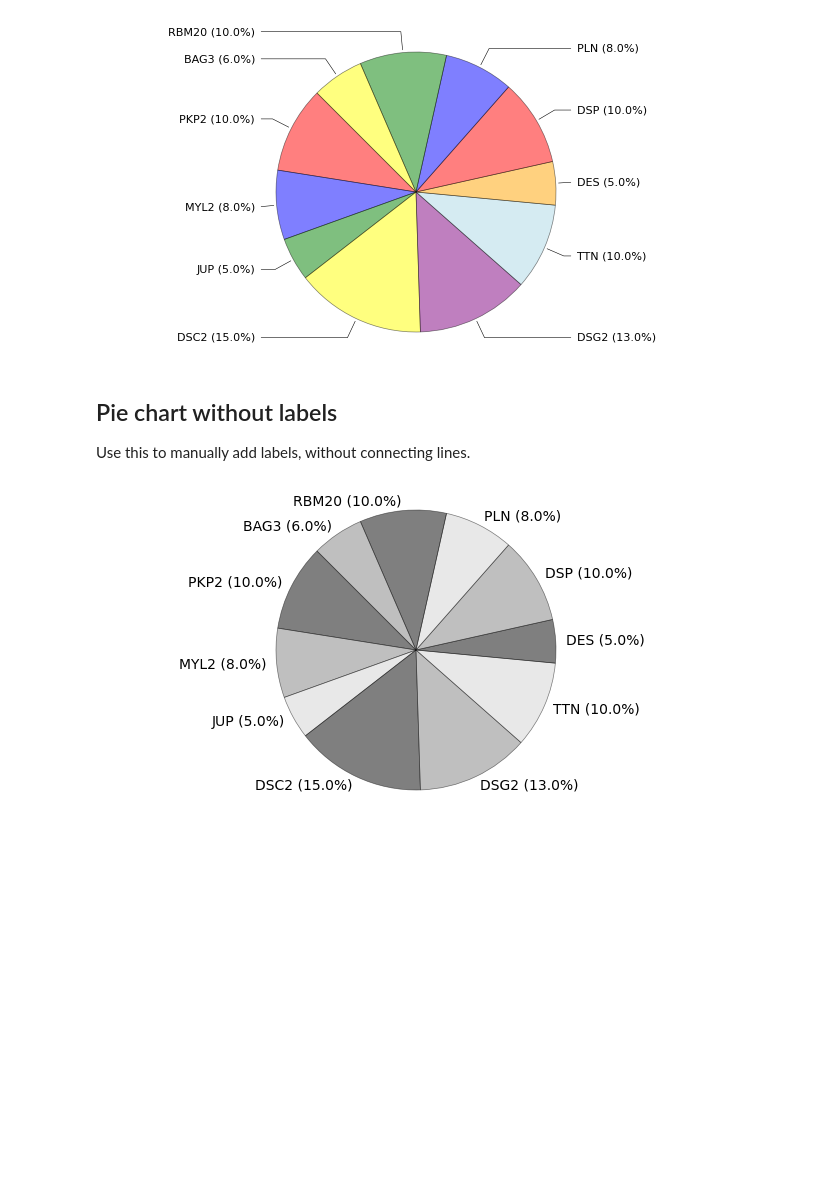
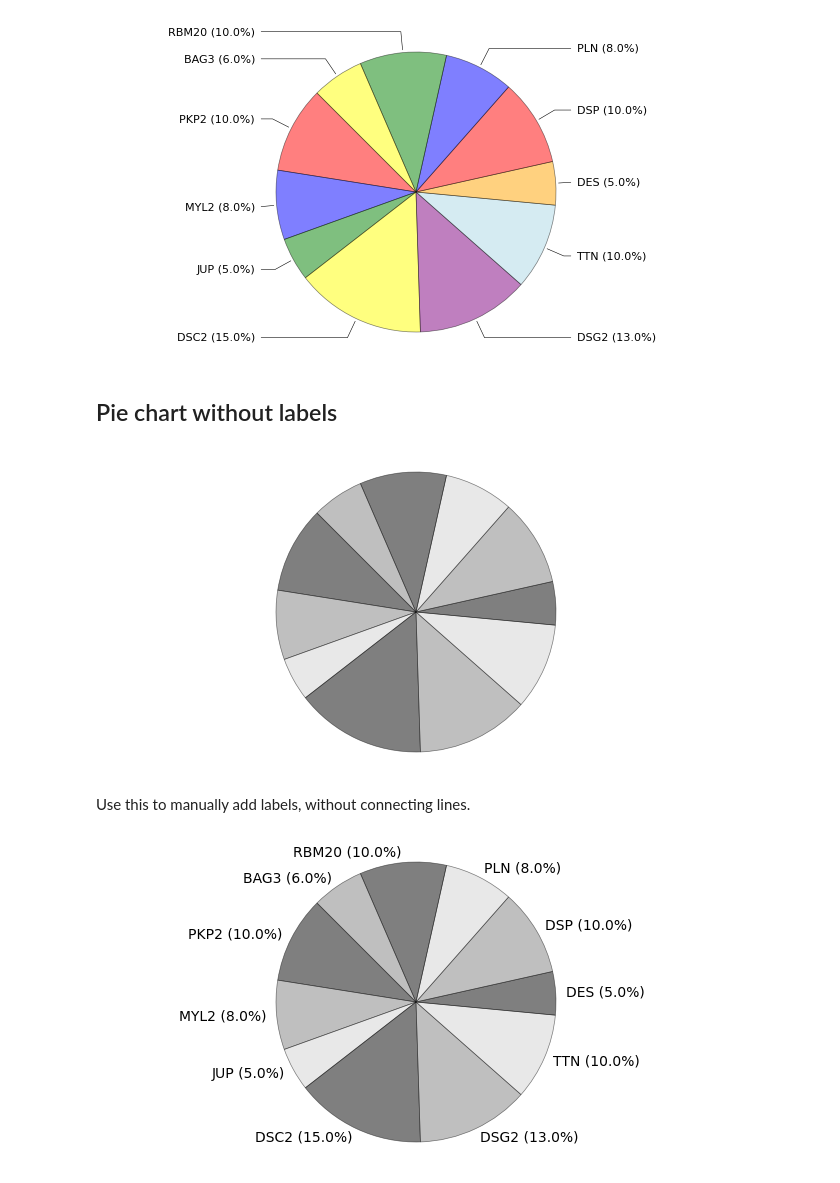
Before and after one commit to afschmidt/plot-misc, a Jupyter notebook: resources/examples/pychart.ipynb, the cells around one changed output. Saved outputs shown, nothing was run; the diff lists cells and outputs as text; code cells hidden in the pictures; blank space fills up the shorter version.

Commit message:
docs(piechart): cleaned up docs and added missing api

```diff
--- a/resources/examples/pychart.ipynb
+++ b/resources/examples/pychart.ipynb
@@ -35,5 +41,10 @@ _, axes = pychart.piechart(df, col_values='percentages', col_labels='labels', co
 [figure]
 # %% [markdown]
 ## Pie chart without labels
-Use this to manually add labels, without connecting lines.
+# %%
+_, axes = pychart.piechart(df, col_values="percentages", col_labels=None)
+# %% [output]
+[figure, added]
+# %% [markdown]
+Use this to manually add labels, without connecting lines.
 # %%
```
Also changed, not shown: parts of 5 cells of this notebook, 2 other files.
